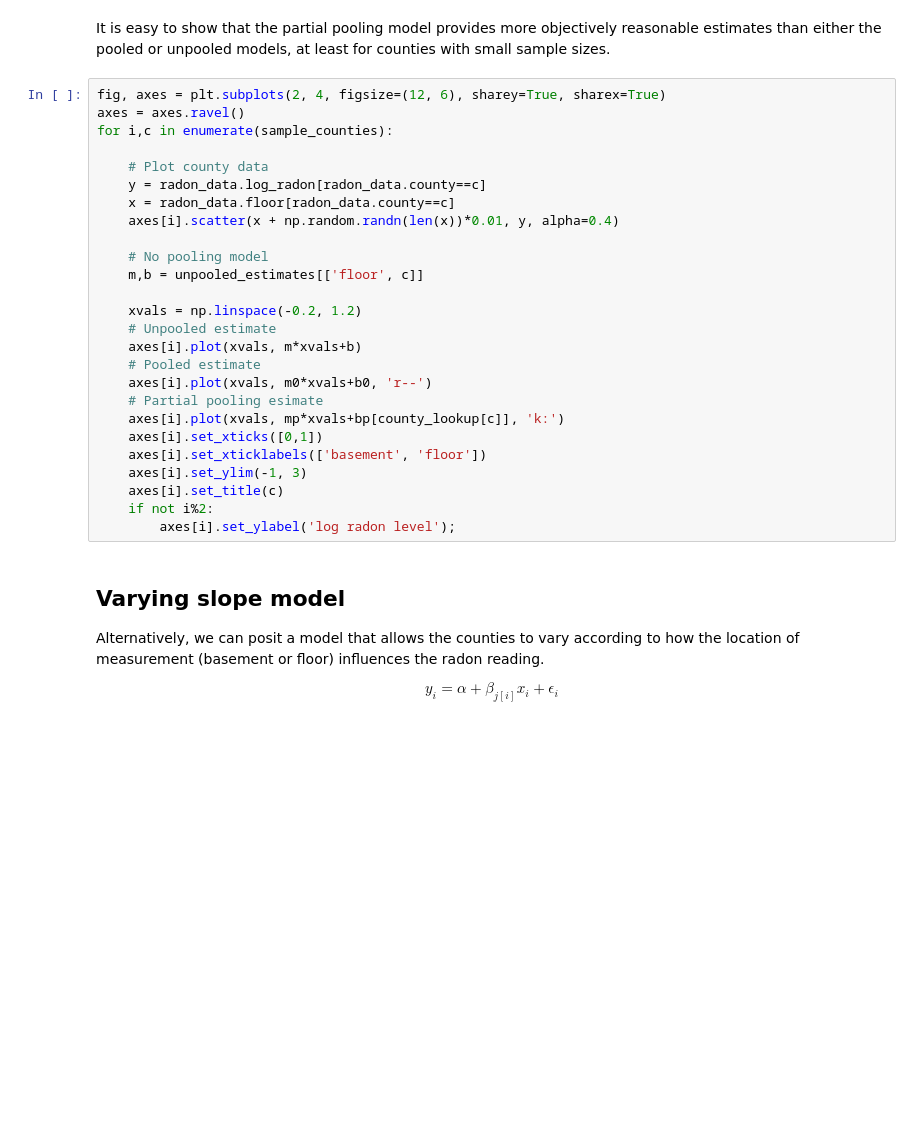
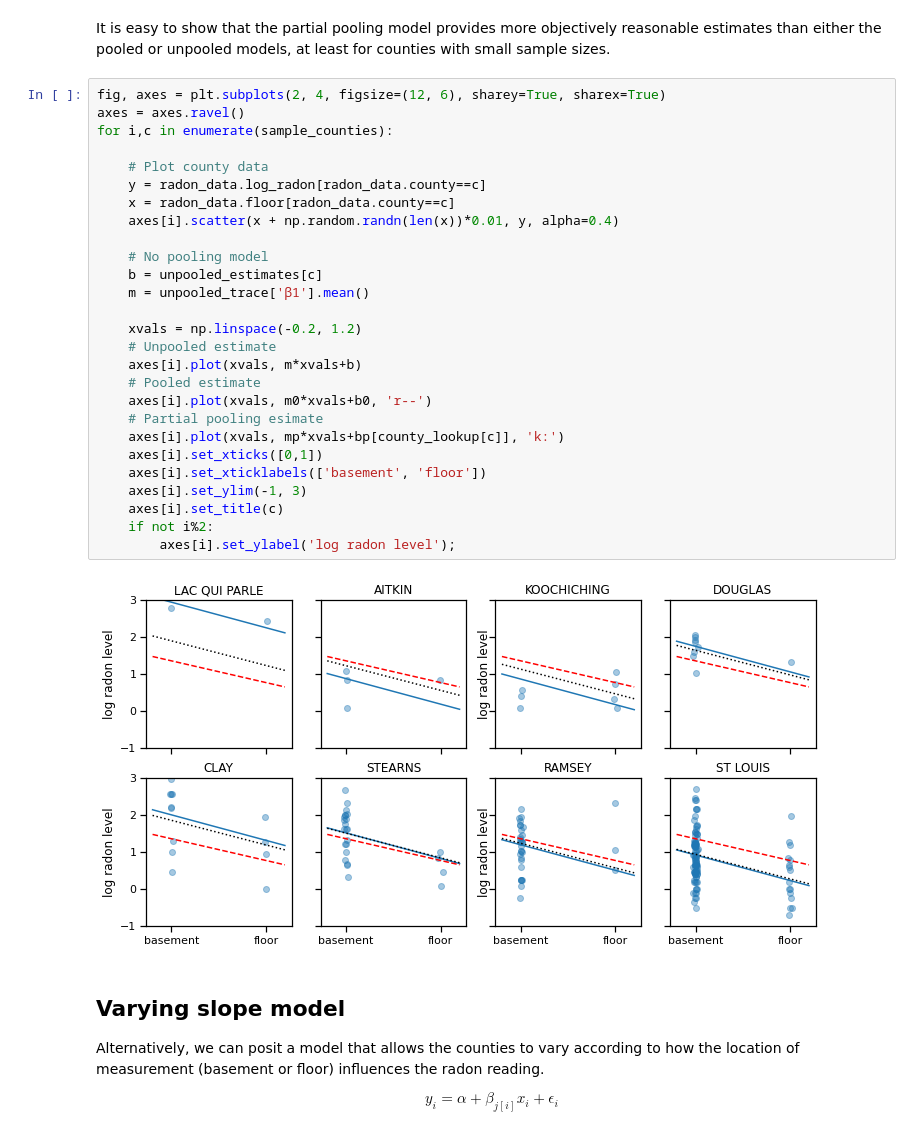
Before and after one commit to fonnesbeck/Bayes_Computing_Course, a Jupyter notebook: notebooks/Section1_2-Hierarchical_Models.ipynb, the cells around one changed output. Cells and saved outputs as stored; diff of their text form; blank space fills up the shorter version.

```diff
--- a/notebooks/Section1_2-Hierarchical_Models.ipynb
+++ b/notebooks/Section1_2-Hierarchical_Models.ipynb
@@ -326,29 +380,32 @@ It is easy to show that the partial pooling model provides more objectively reas
 # %%
 fig, axes = plt.subplots(2, 4, figsize=(12, 6), sharey=True, sharex=True)
 axes = axes.ravel()
 for i,c in enumerate(sample_counties):
 
     # Plot county data
     y = radon_data.log_radon[radon_data.county==c]
     x = radon_data.floor[radon_data.county==c]
     axes[i].scatter(x + np.random.randn(len(x))*0.01, y, alpha=0.4)
 
     # No pooling model
-    m,b = unpooled_estimates[['floor', c]]
+    b = unpooled_estimates[c]
+    m = unpooled_trace['β1'].mean()
 
     xvals = np.linspace(-0.2, 1.2)
     # Unpooled estimate
     axes[i].plot(xvals, m*xvals+b)
     # Pooled estimate
     axes[i].plot(xvals, m0*xvals+b0, 'r--')
     # Partial pooling esimate
     axes[i].plot(xvals, mp*xvals+bp[county_lookup[c]], 'k:')
     axes[i].set_xticks([0,1])
     axes[i].set_xticklabels(['basement', 'floor'])
     axes[i].set_ylim(-1, 3)
     axes[i].set_title(c)
     if not i%2:
         axes[i].set_ylabel('log radon level');
+# %% [output]
+[figure, added]
 # %% [markdown]
 ## Varying slope model
 
```
Also changed, not shown: parts of 38 cells of this notebook, 6 other files.
